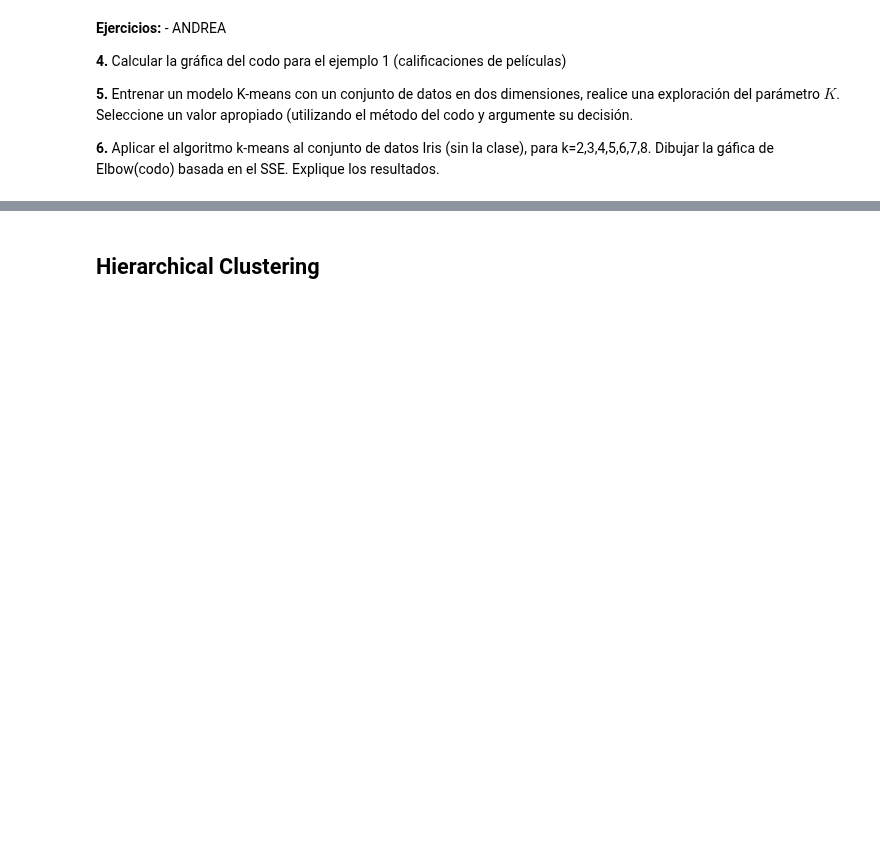
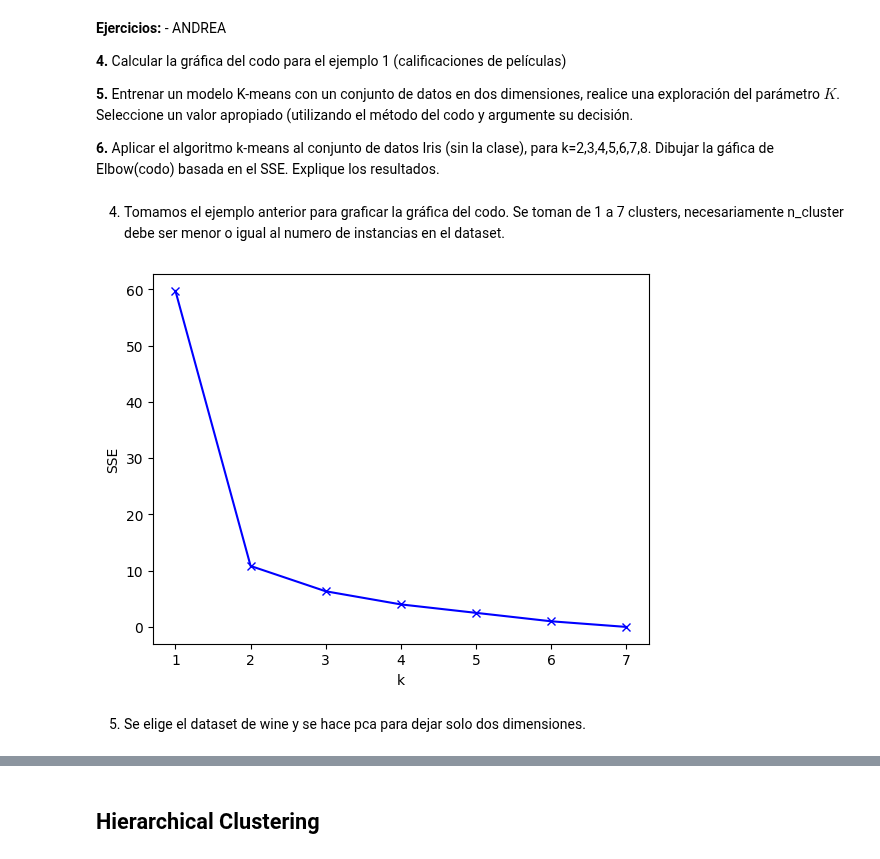
Before and after one commit to acmoral/ProyectoMineria, a Jupyter notebook: Talleres/Taller4/agrupacionMD.ipynb, the cells around one changed output, grey strips where cells are left out. Cells and saved outputs as stored; diff of their text form; code cells hidden in the pictures; blank space fills up the shorter version.

```diff
--- a/Talleres/Taller4/agrupacionMD.ipynb
+++ b/Talleres/Taller4/agrupacionMD.ipynb
@@ -242,3 +240,21 @@ plt.show()
 **5.** Entrenar un modelo K-means con un conjunto de datos en dos dimensiones, realice una exploración del parámetro $K$. Seleccione un valor apropiado (utilizando el método del codo y argumente su decisión.
 
 **6.** Aplicar el algoritmo k-means al conjunto de datos Iris (sin la clase), para k=2,3,4,5,6,7,8. Dibujar la gáfica de Elbow(codo) basada en el SSE. Explique los resultados.
+# %% [markdown]
+4. Tomamos el ejemplo anterior para graficar la gráfica del codo. Se toman de 1 a 7 clusters, necesariamente n_cluster debe ser menor o igual al numero de instancias en el dataset.
+# %%
+Sum_of_squared_distances = []
+K = range(1,8)
+for k in K:
+    km = cluster.KMeans(n_clusters=k,n_init=10)
+    km = km.fit(peliculas.iloc[:,1:])
+    Sum_of_squared_distances.append(km.inertia_)
+
+plt.plot(K, Sum_of_squared_distances, 'bx-')
+plt.xlabel('k')
+plt.ylabel('SSE')
+plt.show()
+# %% [output]
+[figure, added]
+# %% [markdown]
+5. Se elige el dataset de wine y se hace pca para dejar solo dos dimensiones.
```
Also changed, not shown: parts of 18 cells of this notebook, 1 other file.
